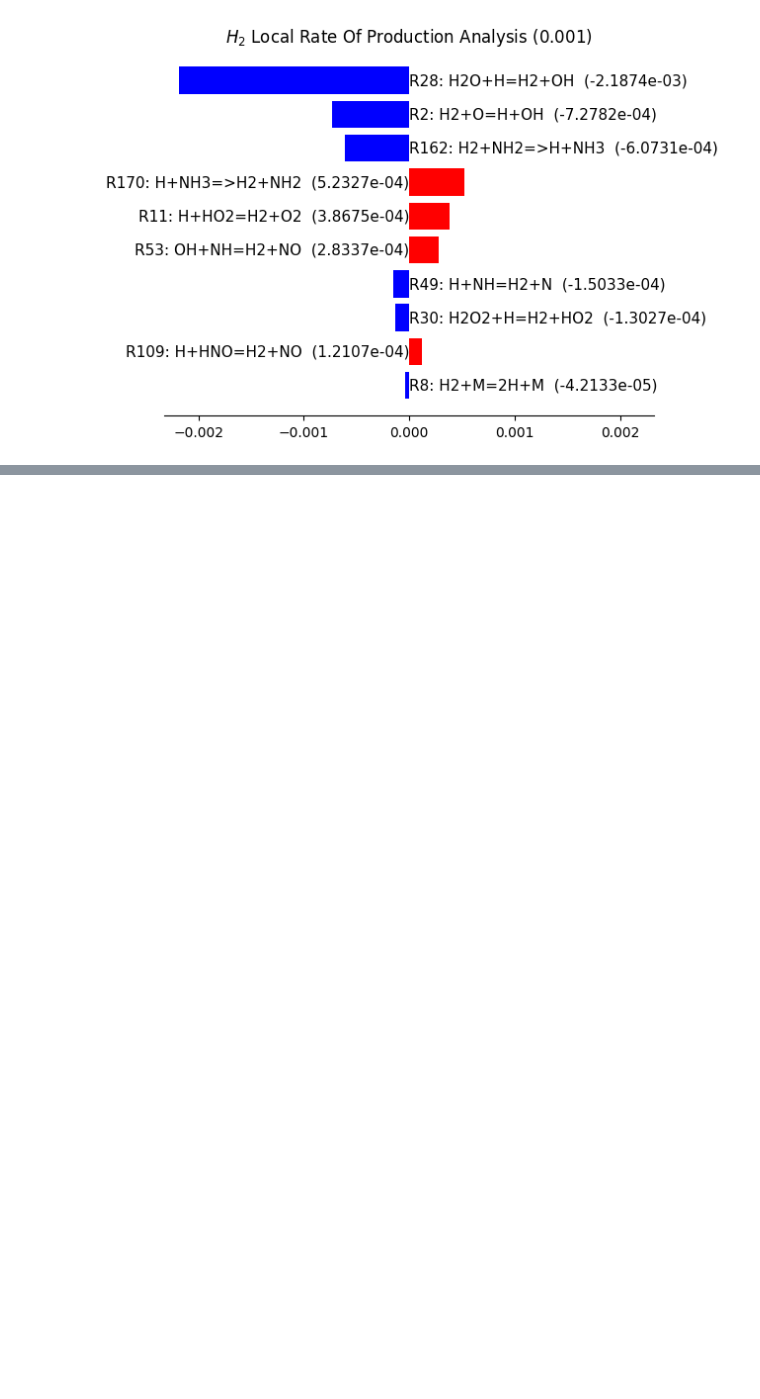
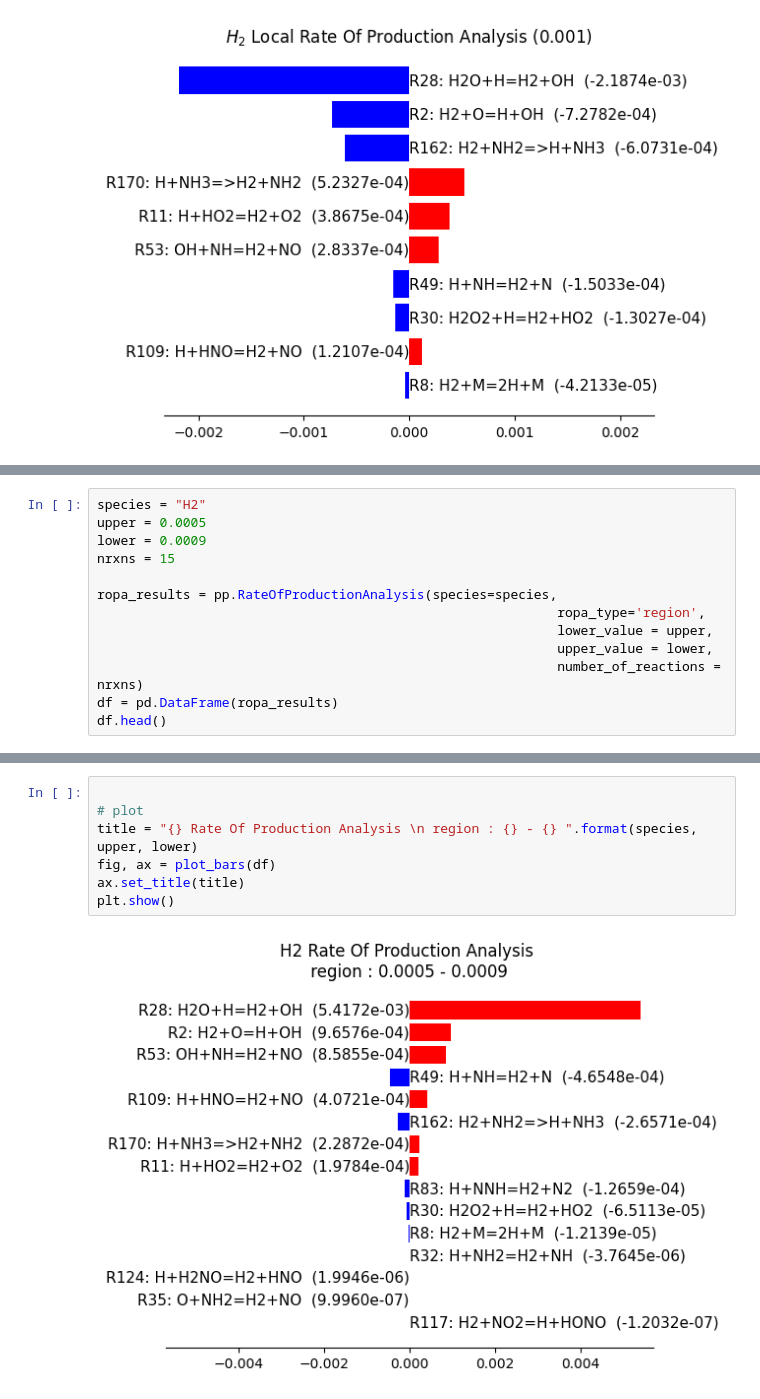
Before and after one commit to tdinelli/pySMOKEPostProcessor, a Jupyter notebook: examples/notebooks/ROPA-01.ipynb, the cells around one changed output, grey strips where cells are left out. Drawn from its saved outputs; the diff is of its cells as text; blank space fills up the shorter version.

Commit message:
plot function modified

```diff
--- a/examples/notebooks/ROPA-01.ipynb
+++ b/examples/notebooks/ROPA-01.ipynb
@@ -67,0 +70,13 @@ plt.show()
+# %%
+species = "H2"
+upper = 0.0005
+lower = 0.0009
+nrxns = 15
+
+ropa_results = pp.RateOfProductionAnalysis(species=species,
+                                                           ropa_type='region',
+                                                           lower_value = upper,
+                                                           upper_value = lower,
+                                                           number_of_reactions = nrxns)
+df = pd.DataFrame(ropa_results)
+df.head()
@@ -67,0 +90,9 @@ plt.show()
+# %%
+
+# plot
+title = "{} Rate Of Production Analysis \n region : {} - {} ".format(species, upper, lower)
+fig, ax = plot_bars(df)
+ax.set_title(title)
+plt.show()
+# %% [output]
+[figure, added]
```
Also changed, not shown: parts of 3 cells of this notebook.
